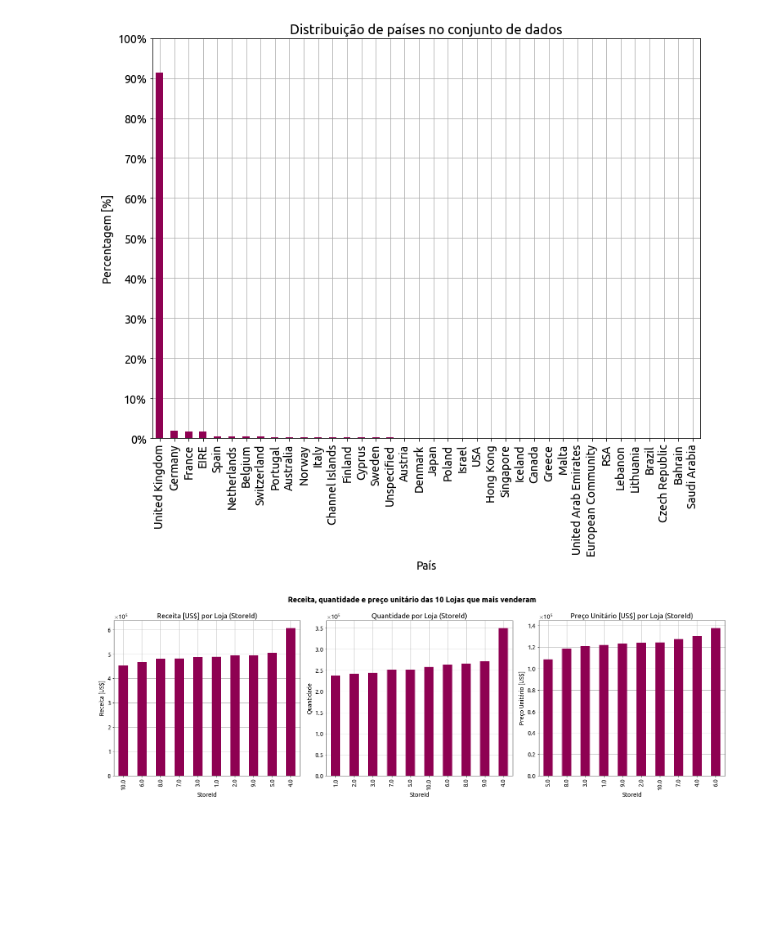
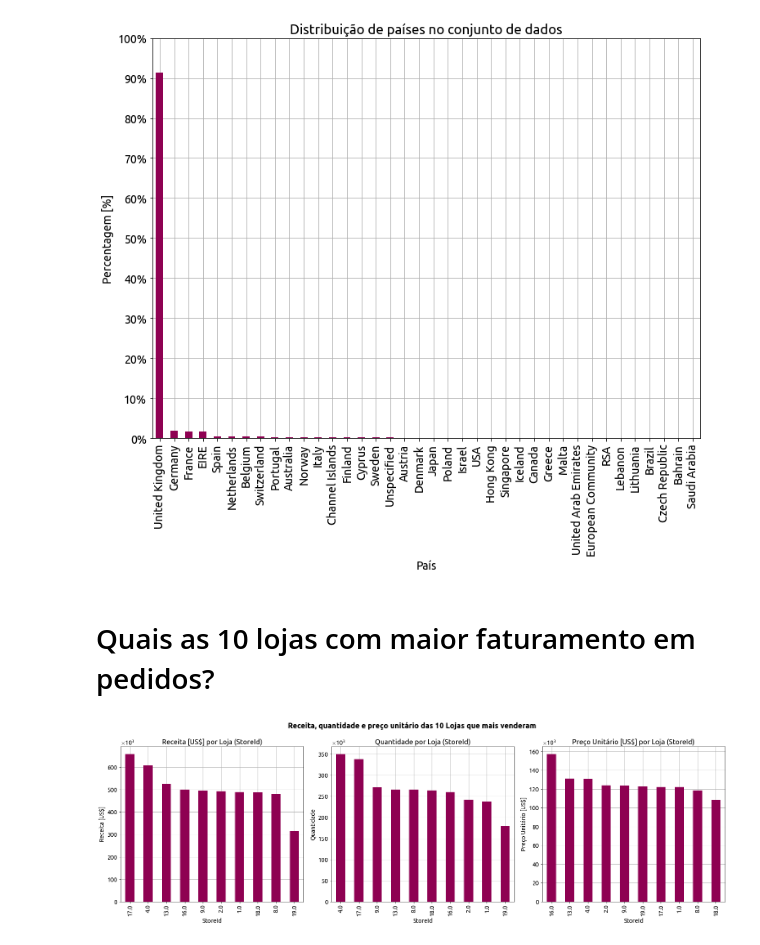
Before and after one commit to pesadaum/teste-estagio-bagy, a Jupyter notebook: teste_bagy.ipynb, the cells around one changed output. Saved outputs shown, nothing was run; the diff lists cells and outputs as text; code cells hidden in the pictures; blank space fills up the shorter version.

```diff
--- a/teste_bagy.ipynb
+++ b/teste_bagy.ipynb
@@ -79,0 +106,7 @@ dtype: int64
+# %%
+df.loc[:, ['CustomerID', 'Description']] = df.loc[:,
+                                                  ['CustomerID', 'Description']].fillna('N/A')
+
+df.dropna(inplace=True)
+
+df.isna().sum()
@@ -99,3 +152,8 @@ df.head()
 | 2 | 536365 | 17.0 | 84406B | CREAM CUPID HEARTS COAT HANGER | 8.0 | 12/01/10 08:26 | 2.75 | 17850.0 | United Kingdom |
 | 3 | 536365 | 15.0 | 84029G | KNITTED UNION FLAG HOT WATER BOTTLE | 6.0 | 12/01/10 08:26 | 3.39 | 17850.0 | United Kingdom |
 | 4 | 536365 | 17.0 | 84029E | RED WOOLLY HOTTIE WHITE HEART. | 6.0 | 12/01/10 08:26 | 3.39 | 17850.0 | United Kingdom |
+# %%
+df['InvoiceYear'] = pd.to_datetime(df['InvoiceDate']).dt.year
+df['InvoiceMonth'] = pd.to_datetime(df['InvoiceDate']).dt.month
+
+df.head()
@@ -115,39 +182,44 @@ f.savefig('./doc/teste_bagy/fig/paises.pdf')
 plt.show()
 # %% [output]
 [figure]
+# %% [markdown]
+# Quais as 10 lojas com maior faturamento em pedidos?
+# %%
+df['Income'] = df['Quantity'] * df['UnitPrice']
+
+sorted_income = df.sort_values(by=['Income'], ascending=False)
+stores_group = sorted_income.groupby('StoreId', sort=False).sum()
 # %%
-df['Income'] = df['Quantity'] * df['UnitPrice']
-
-stores_group = df.groupby('StoreId').sum()
-
-f, ax = plt.subplots(ncols=3, figsize=(21,7))
+f, ax = plt.subplots(ncols=3, figsize=(21, 7))
 
 f.suptitle('Receita, quantidade e preço unitário das 10 Lojas que mais venderam',
-  fontsize=18,
-  fontweight='bold')
+           fontsize=18,
+           fontweight='bold')
 
 cols = ['Income', 'Quantity', 'UnitPrice']
 labels = [r'Receita [US$]', 'Quantidade', r'Preço Unitário [US$]']
 
 for i in range(len(cols)):
-  stores_group.loc[:10, cols[i]].sort_values().plot.bar(ax=ax[i], cmap='PiYG')
 
-  ax[i].ticklabel_format(
-      axis='y',
-      style='sci',
-      useMathText=True,
-      scilimits=(0, 0))
+    stores_group[cols[i]].iloc[:10].sort_values(
+        ascending=False).plot.bar(ax=ax[i], cmap='PiYG')
 
-  ax[i].set(
-    ylabel=labels[i],
-    title = f'{labels[i]} por Loja (StoreId)'
-  )
+    ax[i].ticklabel_format(
+        axis='y',
+        style='sci',
+        useMathText=True,
+        scilimits=(3, 3))
 
-  ax[i].grid()
+    ax[i].set(
+        ylabel=labels[i],
+        title=f'{labels[i]} por Loja (StoreId)'
+    )
+
+    ax[i].grid()
 
 f.tight_layout()
-f.savefig('./doc/teste_bagy/teste.pdf')
+f.savefig('./doc/fig/receita_qtd_preco_10maiores.pdf')
 
 plt.show()
 # %% [output]
-[figure, old version]
+[figure, new version]
```
Also changed, not shown: parts of 30 cells of this notebook, 1 other file.
